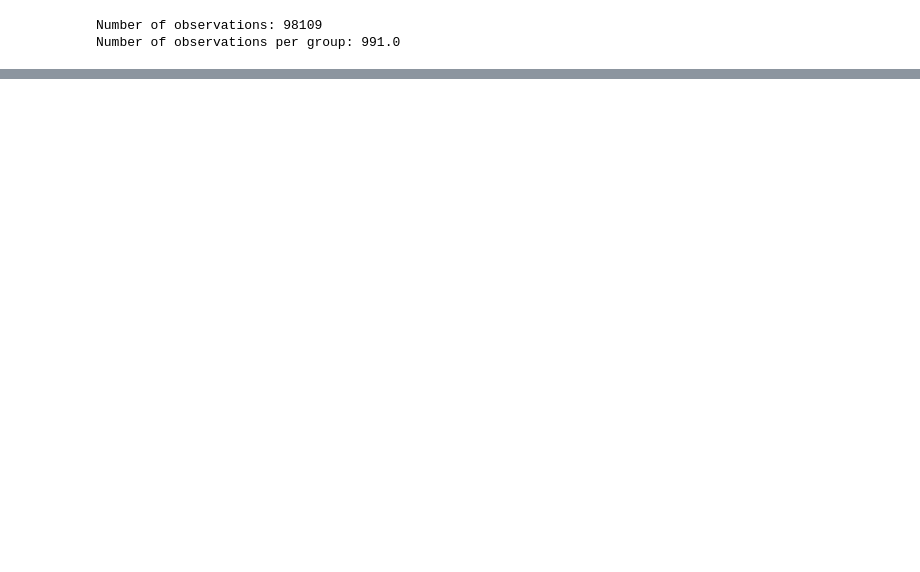
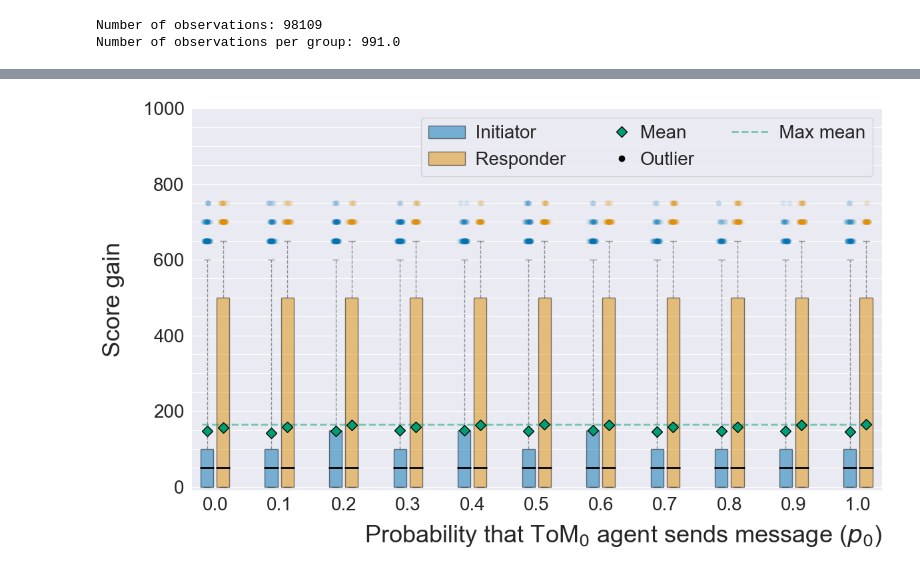
Before and after one commit to SverreBr/MasterThesis, a Jupyter notebook: py_src/expDetermineProb.ipynb, the cells around one changed output, grey strips where cells are left out. Drawn from its saved outputs; the diff is of its cells as text; code cells hidden in the pictures; blank space fills up the shorter version.

```diff
--- a/py_src/expDetermineProb.ipynb
+++ b/py_src/expDetermineProb.ipynb
@@ -136 +161,78 @@ plt.savefig(figure_path + "boxplot.png")
+# %%
+# Figure settings
+meanpointprops = dict(marker='D', markeredgecolor='black', markerfacecolor=sns.color_palette('colorblind')[2], markersize=8)
+whiskerprops = dict(alpha=0.4, linestyle="dashed")
+capprops = dict(alpha=0.4)
+medianprops = dict(lw=2, color="black")
+boxprops = dict(color="black", alpha=0.5)
+
+BIN_WIDTH = 0.4
+TICK_SIZE = 20
+LABEL_SIZE = 26
+figsize = (12,7)
+
+def make_box_plot_multiple(data, pos, ax):
+    bp = ax.boxplot(data, patch_artist=True, notch=False, vert=1, showfliers=True, whis=[2.5, 97.5],
+                    positions=pos, widths=BIN_WIDTH, showmeans=True, meanprops=meanpointprops,
+                    whiskerprops=whiskerprops, medianprops=medianprops, capprops=capprops,
+                    boxprops=boxprops)
+
+    bp['boxes'][0].set(facecolor=INIT_COL)
+    bp['boxes'][1].set(facecolor=RESP_COL)
+
+    plt.setp(bp['fliers'][0], color='black', alpha=0)
+    plt.setp(bp['fliers'][1], color='black', alpha=0)
+
+    fill_colors = [INIT_COL, RESP_COL]
+    for i in [0,1]:
+        top_points = bp["fliers"][i].get_data()
+        x = np.random.normal(top_points[0], 0.05, size=len(top_points[0]))
+        y = top_points[1]
+        ax.scatter(x, y, color=fill_colors[i], alpha=0.1, linewidth=0)
+
+def make_plot_differentiate(data):
+    fig, ax = plt.subplots(figsize = figsize)
+    max_mean_init = 0
+    max_mean_resp = 0
+
+    for i in range(0, 21, 2):
+        plot_data = [list(data[(data["zeroToMProb"] == i/20) & (data["name"] == "init")]["gain"]),
+                    list(data[(data["zeroToMProb"] == i/20) & (data["name"] == "resp")]["gain"])]
+        make_box_plot_multiple(plot_data, [i-0.25, i+0.25], ax)
+
+        new_val_init = np.mean(plot_data[0])
+        new_val_resp = np.mean(plot_data[1])
+        max_mean_init = np.max([new_val_init, max_mean_init])
+        max_mean_resp = np.max([new_val_resp, max_mean_resp])
+
+    # Add horizontal line...
+    ax.hlines(y=np.max([max_mean_init, max_mean_resp]), xmin=-BIN_WIDTH, xmax=20+BIN_WIDTH, linestyles='dashed', label='smt', lw=2, colors=meanpointprops["markerfacecolor"],
+              alpha=0.5)
+
+    handles, _ = ax.get_legend_handles_labels()
+    # ax.yaxis.set_tick_params(pad=1.6*max(T.label1.get_window_extent().width for T in ax.yaxis.majorTicks))
+    ax.tick_params(axis='both', labelsize=TICK_SIZE)
+    ax.set_xticks(range(0, 21, 2))
+    ax.set_xticklabels([0.0, 0.1, 0.2, 0.3, 0.4, 0.5, 0.6, 0.7, 0.8, 0.9, 1.0])
+    ax.set_ylim(top=1000, bottom=-10)
+    ax.legend((mpatches.Patch(facecolor=INIT_COL, edgecolor='black', label="Initiator", alpha=boxprops["alpha"]),
+            mpatches.Patch(facecolor=RESP_COL, edgecolor='black', label="Responder", alpha=boxprops["alpha"]),
+            plt.Line2D([0], [0], color=meanpointprops["markerfacecolor"], marker=meanpointprops["marker"],
+                            markeredgecolor=meanpointprops["markeredgecolor"], markersize=meanpointprops["markersize"], linewidth=0),
+            plt.Line2D([],[], color="black", marker="o", markeredgecolor="black", linewidth=0),
+            handles[0]),
+                ("  Initiator", "  Responder", "Mean", "Outlier", "  Max mean"), fontsize=TICK_SIZE, ncol=3, fancybox=True, loc="upper right",
+                handletextpad=0)
+    ax.xaxis.grid(False, which ="both")
+    ax.yaxis.grid(True, which="both")
+
+    ax.set_ylabel("Score gain", fontsize=LABEL_SIZE, labelpad=20)
+    ax.set_xlabel(r"Probability that ToM$_0$ agent sends message ($p_0$)", fontsize=LABEL_SIZE, loc="right", labelpad=10)
+    fig.tight_layout()
+    plt.minorticks_on()
+
+make_plot_differentiate(df_transformed)
+plt.savefig(figure_path + "boxplot_separate.pdf")
+# %% [output]
+[figure, added]
 # %%
```
Also changed, not shown: parts of 4 cells of this notebook, 5 other files.
